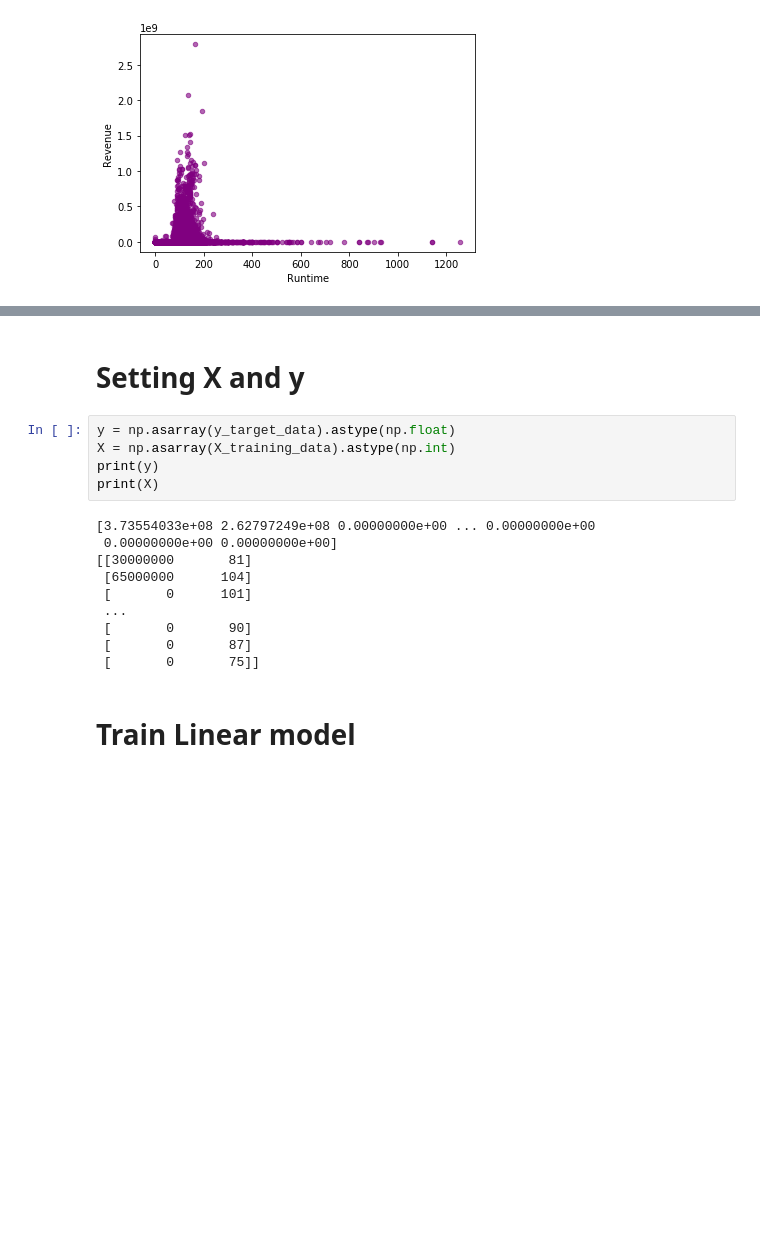
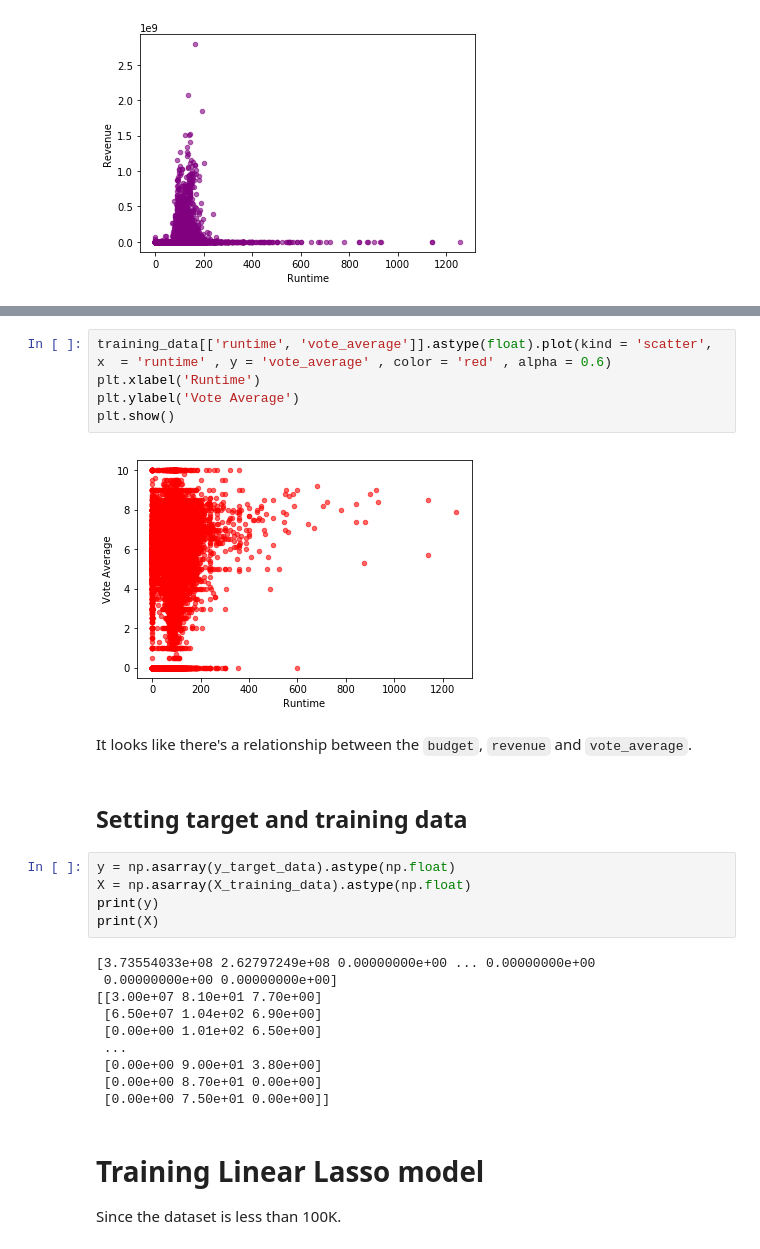
Before and after one commit to 64lines/MoviePredictor, a Jupyter notebook: Predicting_Movies.ipynb, the cells around one changed output, grey strips where cells are left out. Cells and saved outputs as stored; diff of their text form; blank space fills up the shorter version.

Commit message:
Adding new features to the model

```diff
--- a/Predicting_Movies.ipynb
+++ b/Predicting_Movies.ipynb
@@ -107,20 +117,30 @@ plt.show()
+# %%
+training_data[['runtime', 'vote_average']].astype(float).plot(kind = 'scatter', x  = 'runtime' , y = 'vote_average' , color = 'red' , alpha = 0.6)
+plt.xlabel('Runtime')
+plt.ylabel('Vote Average')
+plt.show()
+# %% [output]
+[figure, added]
+# %% [markdown]
+It looks like there's a relationship between the `budget`, `revenue` and `vote_average`.
 # %% [markdown]
-# Setting X and y
+## Setting target and training data
 # %%
 y = np.asarray(y_target_data).astype(np.float)
-X = np.asarray(X_training_data).astype(np.int)
+X = np.asarray(X_training_data).astype(np.float)
 print(y)
 print(X)
 # %% [output]
 [3.73554033e+08 2.62797249e+08 0.00000000e+00 ... 0.00000000e+00
  0.00000000e+00 0.00000000e+00]
-[[30000000       81]
- [65000000      104]
- [       0      101]
+[[3.00e+07 8.10e+01 7.70e+00]
+ [6.50e+07 1.04e+02 6.90e+00]
+ [0.00e+00 1.01e+02 6.50e+00]
  ...
- [       0       90]
- [       0       87]
- [       0       75]]
+ [0.00e+00 9.00e+01 3.80e+00]
+ [0.00e+00 8.70e+01 0.00e+00]
+ [0.00e+00 7.50e+01 0.00e+00]]
-# %% [markdown]
-# Train Linear model
+# %% [markdown]
+# Training Linear Lasso model
+Since the dataset is less than 100K.
 # %%
```
Also changed, not shown: parts of 31 cells of this notebook.
